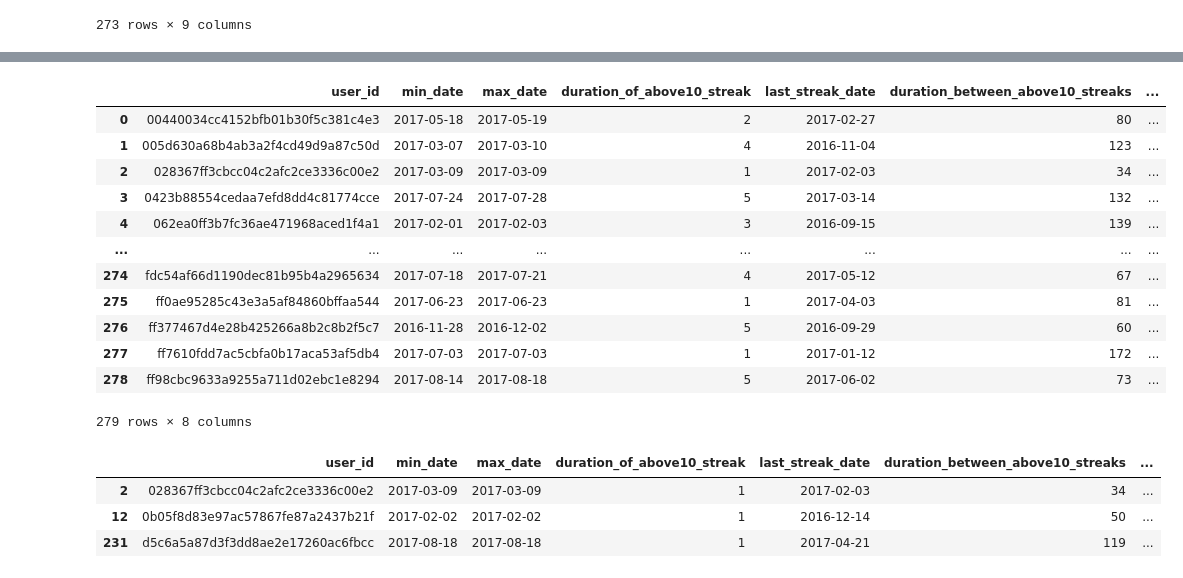
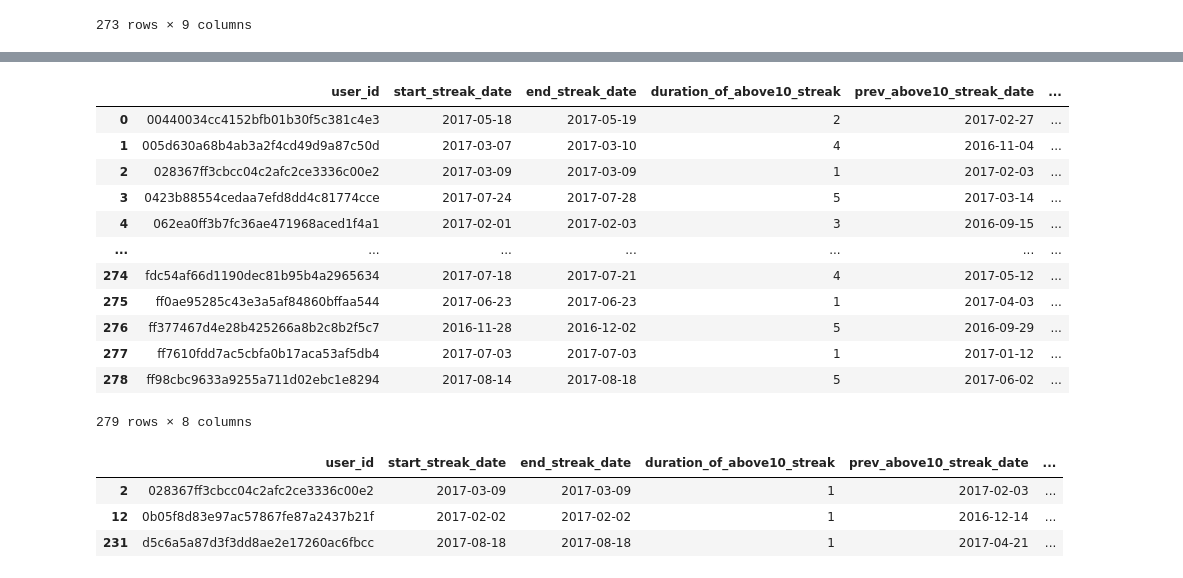
Before and after one commit to Michelangelo20/robinhood_classifer, a Jupyter notebook: src/notebook/robinhood_classifier_Q1_SQL.ipynb, the cells around one changed output, grey strips where cells are left out. Cells and saved outputs as stored; diff of their text form; code cells hidden in the pictures.

```diff
--- a/src/notebook/robinhood_classifier_Q1_SQL.ipynb
+++ b/src/notebook/robinhood_classifier_Q1_SQL.ipynb
@@ -83,34 +149,34 @@ poor_ppl_df
 # %%
-# user_churned_df: dataframe that shows of the users who had a balance of less than $10, the last date that the user had a balance of over $10
- # user_id: users who churned. In other words, users who had a balance of less than $10 at one point in time
- # min_date: this is the last date range where the user had a balance of over $10
- # max_date: this is the last date range where the user had a balance of over $10
- # duration_of_above10_streak: this is the last total amount of days the user had a balance of over $10
- # last_streak_date: this is last time the user had a balance of over $10
- # duration_between_above10streaks: the date range in days between the last time the user had a balance of over $10
- # user_behavior_first_login: the user's first time logging into robinhood
- # user_behavior_last_login: the user's last time logging into robinhood
-test2_sql = 'test2'
-user_churned_df = fetch_sql_file(test2_sql)
-user_churned_df
+# # user_churned_df: dataframe that shows of the users who had a balance of less than $10, the last date that the user had a balance of over $10
+#  # user_id: users who churned. In other words, users who had a balance of less than $10 at one point in time
+#  # start_streak_date: this is the last date range where the user had a balance of over $10
+#  # end_streak_date: this is the last date range where the user had a balance of over $10
+#  # duration_of_above10_streak: this is the last total amount of days the user had a balance of over $10
+#  # last_streak_date: this is last time the user had a balance of over $10
+#  # duration_between_above10streaks: the date range in days between the last time the user had a balance of over $10
+#  # user_behavior_first_login: the user's first time logging into robinhood
+#  # user_behavior_last_login: the user's last time logging into robinhood
+# test2_sql = 'test2'
+# user_churned_df = fetch_sql_file(test2_sql)
+# user_churned_df
 # %% [output]
-|  | user_id | min_date | max_date | duration_of_above10_streak | last_streak_date | duration_between_above10_streaks | ... |
-| 0 | 00440034cc4152bfb01b30f5c381c4e3 | 2017-05-18 | 2017-05-19 | 2 | 2017-02-27 | 80 | ... |
-| 1 | 005d630a68b4ab3a2f4cd49d9a87c50d | 2017-03-07 | 2017-03-10 | 4 | 2016-11-04 | 123 | ... |
-| 2 | 028367ff3cbcc04c2afc2ce3336c00e2 | 2017-03-09 | 2017-03-09 | 1 | 2017-02-03 | 34 | ... |
-| 3 | 0423b88554cedaa7efd8dd4c81774cce | 2017-07-24 | 2017-07-28 | 5 | 2017-03-14 | 132 | ... |
-| 4 | 062ea0ff3b7fc36ae471968aced1f4a1 | 2017-02-01 | 2017-02-03 | 3 | 2016-09-15 | 139 | ... |
-| ... | ... | ... | ... | ... | ... | ... | ... |
-| 274 | fdc54af66d1190dec81b95b4a2965634 | 2017-07-18 | 2017-07-21 | 4 | 2017-05-12 | 67 | ... |
-| 275 | ff0ae95285c43e3a5af84860bffaa544 | 2017-06-23 | 2017-06-23 | 1 | 2017-04-03 | 81 | ... |
-| 276 | ff377467d4e28b425266a8b2c8b2f5c7 | 2016-11-28 | 2016-12-02 | 5 | 2016-09-29 | 60 | ... |
-| 277 | ff7610fdd7ac5cbfa0b17aca53af5db4 | 2017-07-03 | 2017-07-03 | 1 | 2017-01-12 | 172 | ... |
-| 278 | ff98cbc9633a9255a711d02ebc1e8294 | 2017-08-14 | 2017-08-18 | 5 | 2017-06-02 | 73 | ... |
+|  | user_id | start_streak_date | end_streak_date | duration_of_above10_streak | prev_above10_streak_date | ... |
+| 0 | 00440034cc4152bfb01b30f5c381c4e3 | 2017-05-18 | 2017-05-19 | 2 | 2017-02-27 | ... |
+| 1 | 005d630a68b4ab3a2f4cd49d9a87c50d | 2017-03-07 | 2017-03-10 | 4 | 2016-11-04 | ... |
+| 2 | 028367ff3cbcc04c2afc2ce3336c00e2 | 2017-03-09 | 2017-03-09 | 1 | 2017-02-03 | ... |
+| 3 | 0423b88554cedaa7efd8dd4c81774cce | 2017-07-24 | 2017-07-28 | 5 | 2017-03-14 | ... |
+| 4 | 062ea0ff3b7fc36ae471968aced1f4a1 | 2017-02-01 | 2017-02-03 | 3 | 2016-09-15 | ... |
+| ... | ... | ... | ... | ... | ... | ... |
+| 274 | fdc54af66d1190dec81b95b4a2965634 | 2017-07-18 | 2017-07-21 | 4 | 2017-05-12 | ... |
+| 275 | ff0ae95285c43e3a5af84860bffaa544 | 2017-06-23 | 2017-06-23 | 1 | 2017-04-03 | ... |
+| 276 | ff377467d4e28b425266a8b2c8b2f5c7 | 2016-11-28 | 2016-12-02 | 5 | 2016-09-29 | ... |
+| 277 | ff7610fdd7ac5cbfa0b17aca53af5db4 | 2017-07-03 | 2017-07-03 | 1 | 2017-01-12 | ... |
+| 278 | ff98cbc9633a9255a711d02ebc1e8294 | 2017-08-14 | 2017-08-18 | 5 | 2017-06-02 | ... |
 279 rows × 8 columns
 # %%
-user_churned_df[user_churned_df['min_date']==user_churned_df['user_behavior_last_login']]
+user_churned_df[user_churned_df['start_streak_date']==user_churned_df['last_above10_streak']]
 # %% [output]
-|  | user_id | min_date | max_date | duration_of_above10_streak | last_streak_date | duration_between_above10_streaks | ... |
-| 2 | 028367ff3cbcc04c2afc2ce3336c00e2 | 2017-03-09 | 2017-03-09 | 1 | 2017-02-03 | 34 | ... |
-| 12 | 0b05f8d83e97ac57867fe87a2437b21f | 2017-02-02 | 2017-02-02 | 1 | 2016-12-14 | 50 | ... |
-| 231 | d5c6a5a87d3f3dd8ae2e17260ac6fbcc | 2017-08-18 | 2017-08-18 | 1 | 2017-04-21 | 119 | ... |
+|  | user_id | start_streak_date | end_streak_date | duration_of_above10_streak | prev_above10_streak_date | ... |
+| 2 | 028367ff3cbcc04c2afc2ce3336c00e2 | 2017-03-09 | 2017-03-09 | 1 | 2017-02-03 | ... |
+| 12 | 0b05f8d83e97ac57867fe87a2437b21f | 2017-02-02 | 2017-02-02 | 1 | 2016-12-14 | ... |
+| 231 | d5c6a5a87d3f3dd8ae2e17260ac6fbcc | 2017-08-18 | 2017-08-18 | 1 | 2017-04-21 | ... |
```
Also changed, not shown: parts of 3 cells of this notebook, 2 other files.
